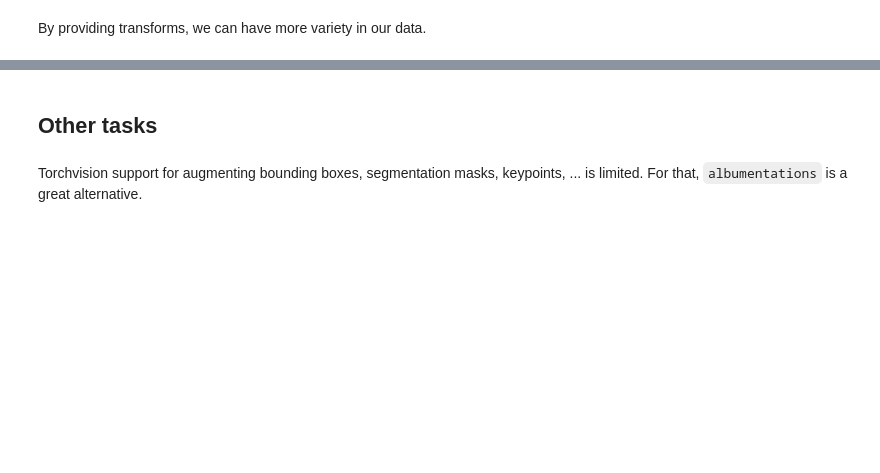
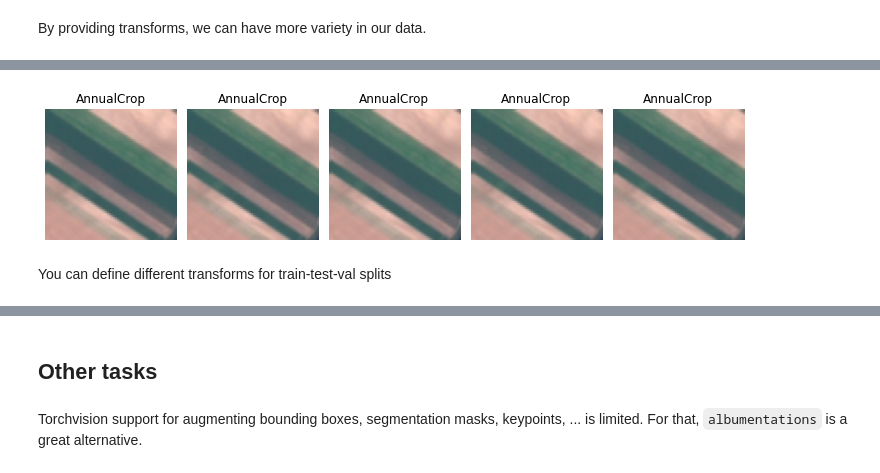
Before and after one commit to earthpulse/pytorchEO, a Jupyter notebook: tutorials/data_augmentation.ipynb, the cells around one changed output, grey strips where cells are left out. Drawn from its saved outputs; the diff is of its cells as text; code cells hidden in the pictures; blank space fills up the shorter version.

```diff
--- a/tutorials/data_augmentation.ipynb
+++ b/tutorials/data_augmentation.ipynb
@@ -77,0 +46,6 @@ plt.show()
+# %%
+plot_sample(ds.test_ds, ds.classes, 0)
+# %% [output]
+[figure, added]
+# %% [markdown]
+You can define different transforms for train-test-val splits
```
Also changed, not shown: parts of 10 cells of this notebook, 12 other files.
